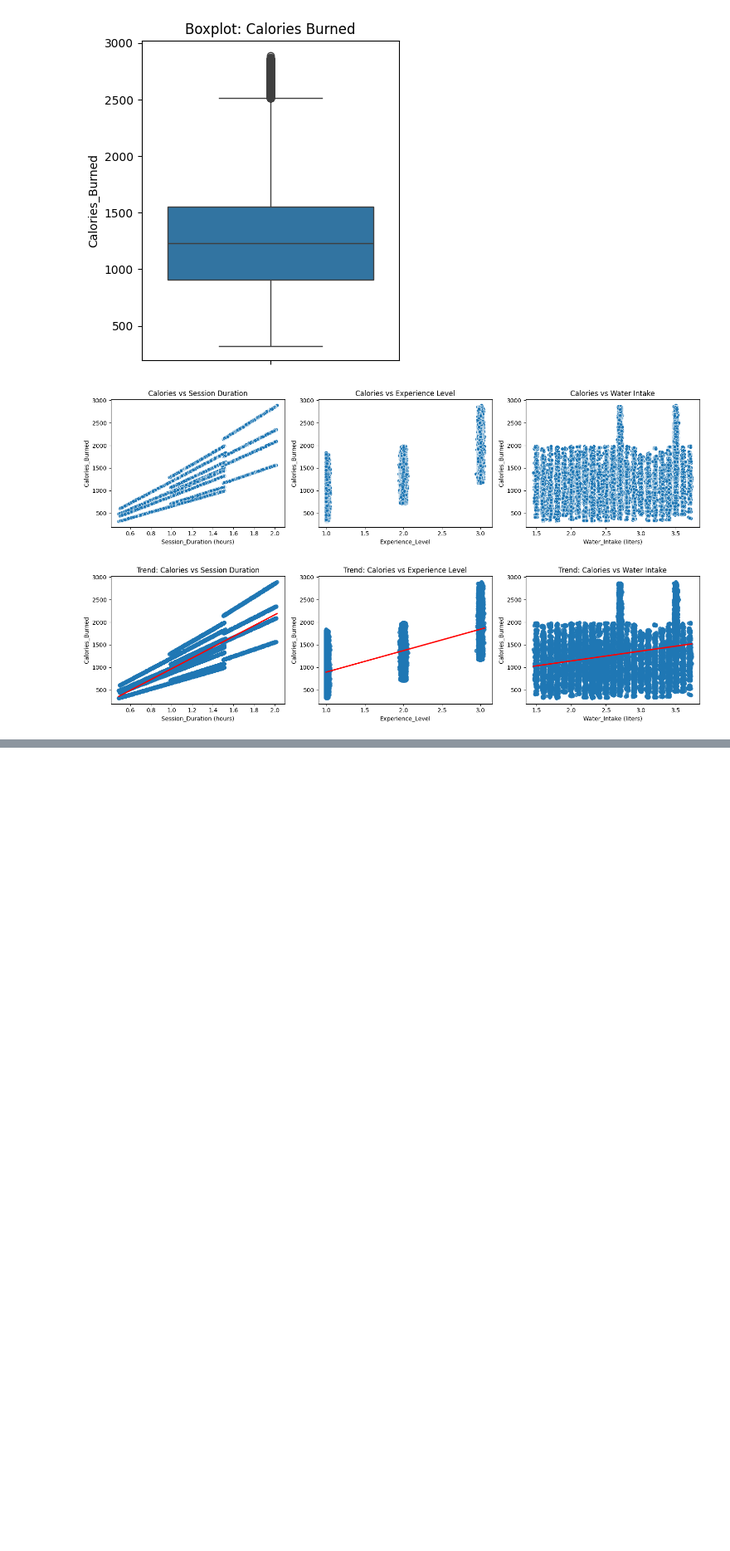
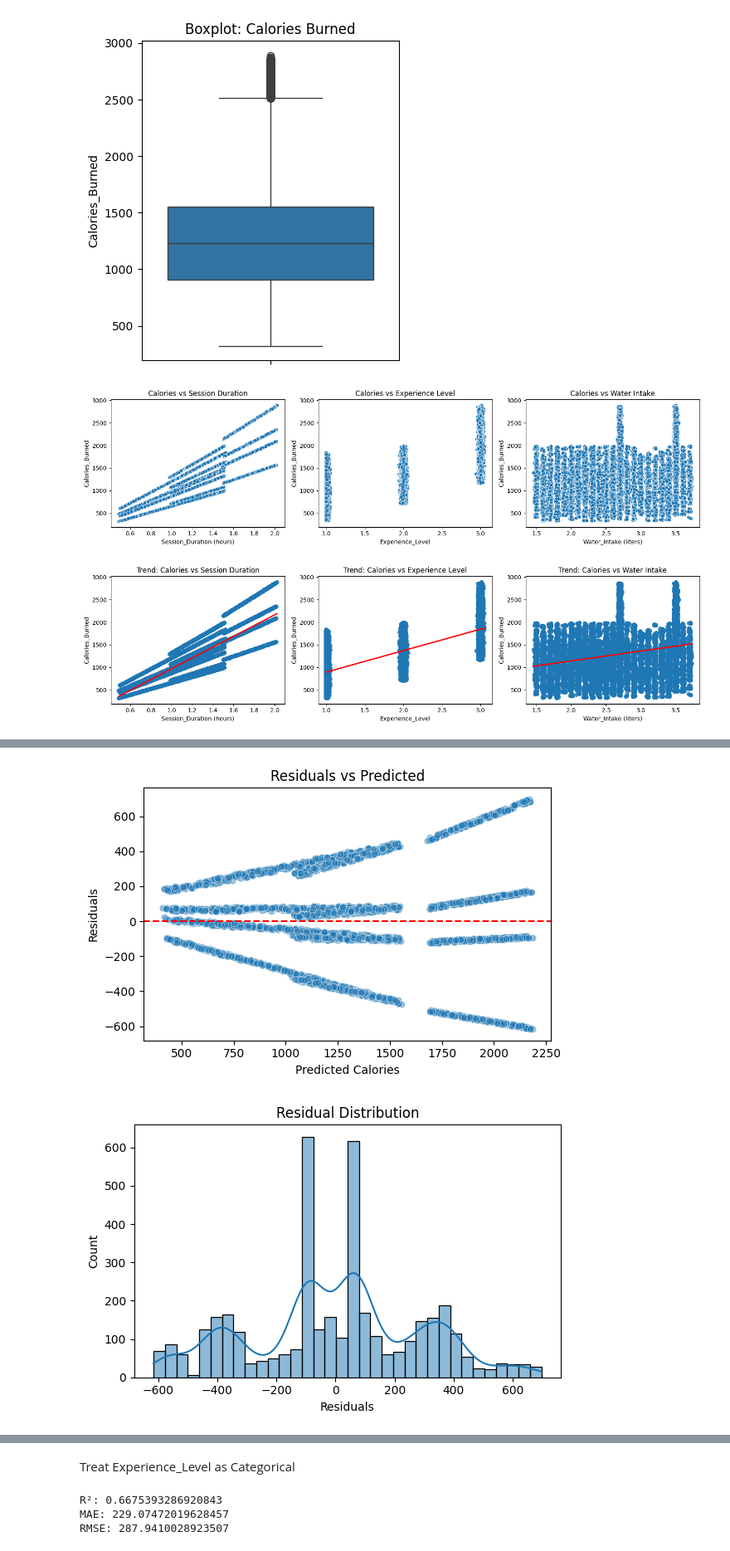
Before and after one commit to luciuswilbert/life_style_ml, a Jupyter notebook: main.ipynb, the cells around one changed output, grey strips where cells are left out. Shown at 83% size. Saved outputs shown, nothing was run; the diff lists cells and outputs as text; code cells hidden in the pictures; blank space fills up the shorter version.

```diff
--- a/main.ipynb
+++ b/main.ipynb
@@ -172,0 +225,35 @@ plt.show()
+# %%
+import matplotlib.pyplot as plt
+import seaborn as sns
+
+# residuals
+residuals = y_test - y_pred
+
+# 1. Residuals vs Predicted (linearity + variance)
+plt.figure(figsize=(6,4))
+sns.scatterplot(x=y_pred, y=residuals, alpha=0.5)
+plt.axhline(0, color='red', linestyle='--')
+plt.xlabel("Predicted Calories")
+plt.ylabel("Residuals")
+plt.title("Residuals vs Predicted")
+plt.tight_layout()
+plt.show()
+
+# 2. Histogram (normality check)
+plt.figure(figsize=(6,4))
+sns.histplot(residuals, kde=True)
+plt.xlabel("Residuals")
+plt.title("Residual Distribution")
+plt.tight_layout()
+plt.show()
+
+# 3. QQ-plot (normality confirmation)
+import scipy.stats as stats
+fig = plt.figure(figsize=(5,5))
+stats.probplot(residuals, dist="norm", plot=plt)
+plt.title("QQ-Plot of Residuals")
+plt.tight_layout()
+plt.show()
+# %% [output]
+[figure, added]
+[figure, added]
@@ -172,0 +261,36 @@ plt.show()
+# %% [markdown]
+Treat Experience_Level as Categorical
+# %%
+import pandas as pd
+from sklearn.model_selection import train_test_split
+from sklearn.linear_model import LinearRegression
+from sklearn.metrics import r2_score, mean_absolute_error, mean_squared_error
+import numpy as np
+
+# round to nearest level and create dummies
+df['Experience_Level'] = df['Experience_Level'].round().astype(int)
+df_dummies = pd.get_dummies(df, columns=['Experience_Level'], drop_first=True)
+
+# define predictors and target
+X = df_dummies[['Session_Duration (hours)', 'Water_Intake (liters)',
+                'Experience_Level_2', 'Experience_Level_3']]
+y = df_dummies['Calories_Burned']
+
+# split and fit
+X_train, X_test, y_train, y_test = train_test_split(X, y, test_size=0.2, random_state=42)
+model = LinearRegression()
+model.fit(X_train, y_train)
+y_pred = model.predict(X_test)
+
+# evaluate
+r2 = r2_score(y_test, y_pred)
+mae = mean_absolute_error(y_test, y_pred)
+rmse = np.sqrt(mean_squared_error(y_test, y_pred))
+
+print("R²:", r2)
+print("MAE:", mae)
+print("RMSE:", rmse)
+# %% [output]
+R²: 0.6675393286920843
+MAE: 229.07472019628457
+RMSE: 287.9410028923507
```
Also changed, not shown: parts of 7 cells of this notebook, 1 other file.
